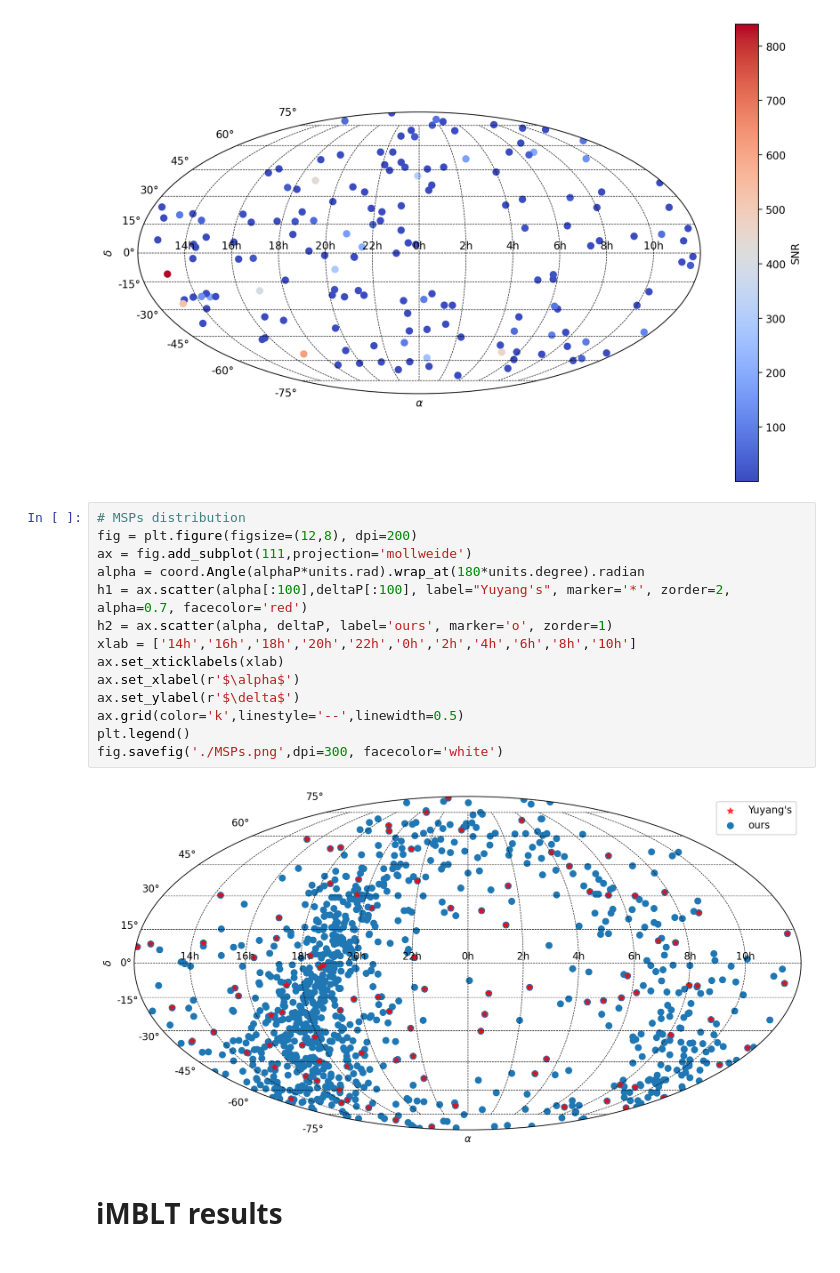
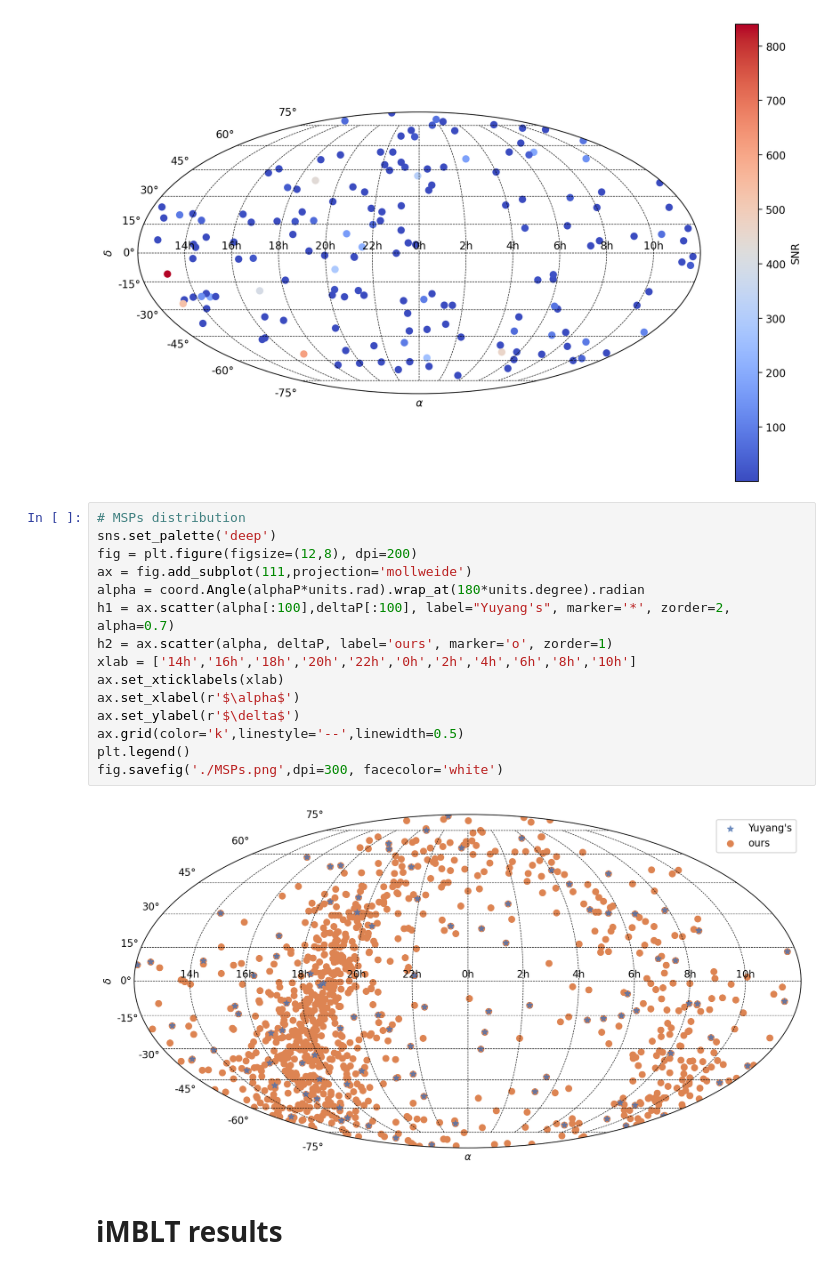
Before and after one commit to yanwang2012/RAAPTR, a Jupyter notebook: GENSIMDATA/mollweide.ipynb, the cells around one changed output. Cells and saved outputs as stored; diff of their text form.

```diff
--- a/GENSIMDATA/mollweide.ipynb
+++ b/GENSIMDATA/mollweide.ipynb
@@ -47,20 +47,21 @@ fig.savefig(estDir + 'fig/' + rlzFile + '/SourceDist.png',dpi=300, facecolor='wh
 [figure]
 # %%
 # MSPs distribution
+sns.set_palette('deep')
 fig = plt.figure(figsize=(12,8), dpi=200)
 ax = fig.add_subplot(111,projection='mollweide')
 alpha = coord.Angle(alphaP*units.rad).wrap_at(180*units.degree).radian
-h1 = ax.scatter(alpha[:100],deltaP[:100], label="Yuyang's", marker='*', zorder=2, alpha=0.7, facecolor='red')
+h1 = ax.scatter(alpha[:100],deltaP[:100], label="Yuyang's", marker='*', zorder=2, alpha=0.7)
 h2 = ax.scatter(alpha, deltaP, label='ours', marker='o', zorder=1)
 xlab = ['14h','16h','18h','20h','22h','0h','2h','4h','6h','8h','10h']
 ax.set_xticklabels(xlab)
 ax.set_xlabel(r'$\alpha$')
 ax.set_ylabel(r'$\delta$')
 ax.grid(color='k',linestyle='--',linewidth=0.5)
 plt.legend()
 fig.savefig('./MSPs.png',dpi=300, facecolor='white')
 # %% [output]
-[figure, old version]
+[figure, new version]
 # %% [markdown]
 # iMBLT results
 # %%
```
Also changed, not shown: 1 other file.
